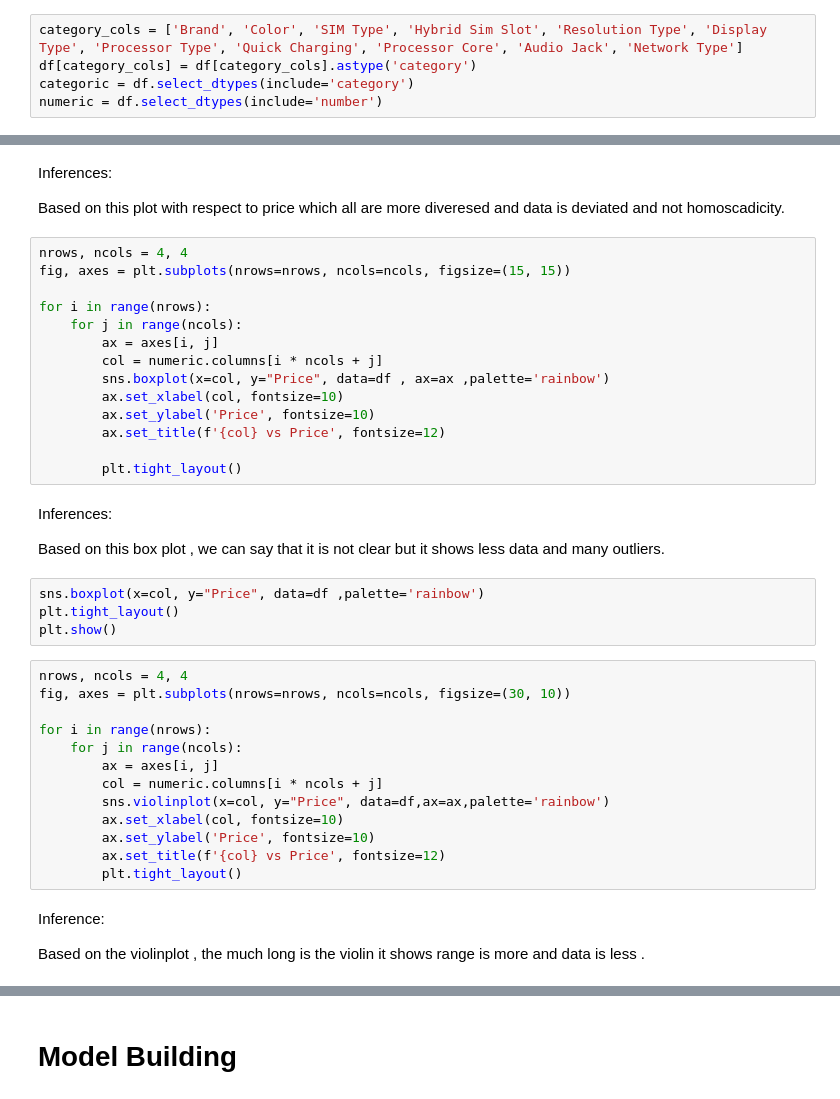
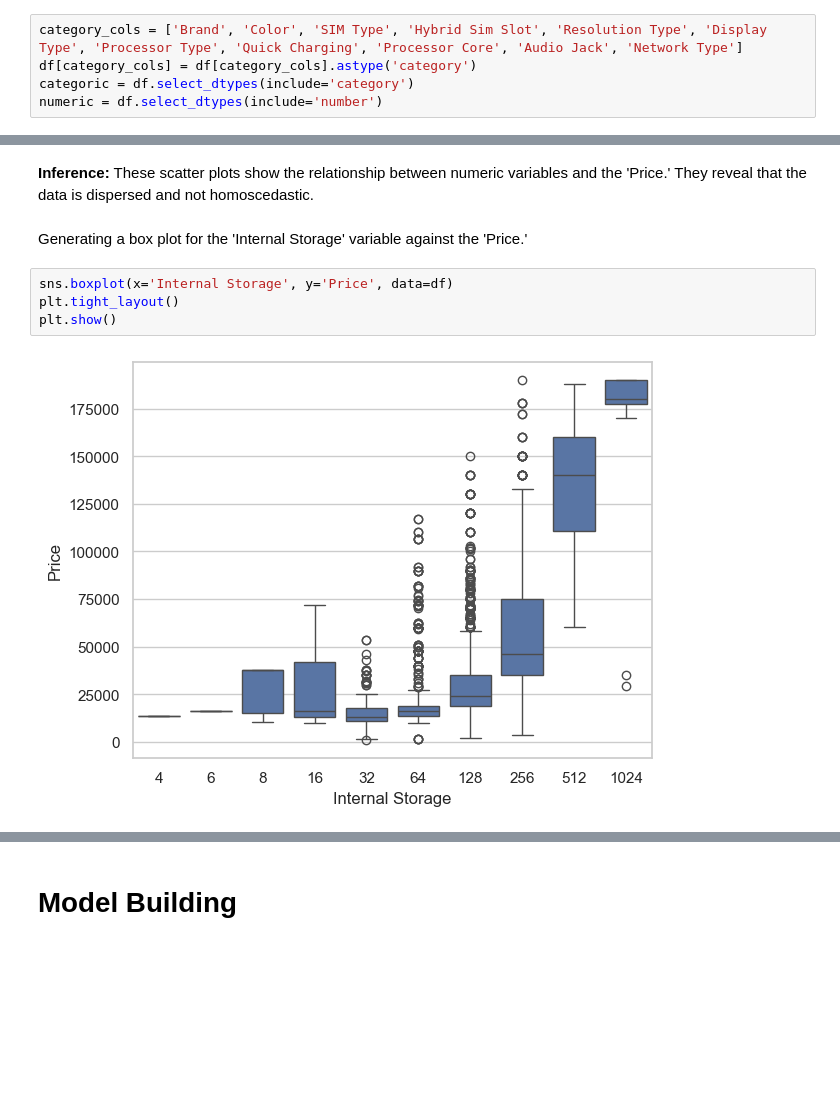
Before and after one commit to girishmahale786/smartphone-price-prediction, a Jupyter notebook: Smartphone_Price_Prediction.ipynb, the cells around one changed output, grey strips where cells are left out. Cells and saved outputs as stored; diff of their text form; blank space fills up the shorter version.

```diff
--- a/Smartphone_Price_Prediction.ipynb
+++ b/Smartphone_Price_Prediction.ipynb
@@ -101,43 +227,10 @@ plt.show()
 # %% [markdown]
-Inferences:
-
-Based on this plot with respect to price which all are more diveresed and data is deviated and not homoscadicity.
+**Inference:** These scatter plots show the relationship between numeric variables and the 'Price.' They reveal that the data is dispersed and not homoscedastic.
-# %%
-nrows, ncols = 4, 4
-fig, axes = plt.subplots(nrows=nrows, ncols=ncols, figsize=(15, 15))
-
-for i in range(nrows):
-    for j in range(ncols):
-        ax = axes[i, j]
-        col = numeric.columns[i * ncols + j]
-        sns.boxplot(x=col, y="Price", data=df , ax=ax ,palette='rainbow')
-        ax.set_xlabel(col, fontsize=10)
-        ax.set_ylabel('Price', fontsize=10)
-        ax.set_title(f'{col} vs Price', fontsize=12)
-
-        plt.tight_layout()
-# %% [markdown]
-Inferences:
-
-Based on this box plot , we can say that it is not clear but it shows less data and many outliers.
+# %% [markdown]
+Generating a box plot for the 'Internal Storage' variable against the 'Price.'
 # %%
-sns.boxplot(x=col, y="Price", data=df ,palette='rainbow')
+sns.boxplot(x='Internal Storage', y='Price', data=df)
 plt.tight_layout()
 plt.show()
+# %% [output]
+[figure, added]
-# %%
-nrows, ncols = 4, 4
-fig, axes = plt.subplots(nrows=nrows, ncols=ncols, figsize=(30, 10))
-
-for i in range(nrows):
-    for j in range(ncols):
-        ax = axes[i, j]
-        col = numeric.columns[i * ncols + j]
-        sns.violinplot(x=col, y="Price", data=df,ax=ax,palette='rainbow')
-        ax.set_xlabel(col, fontsize=10)
-        ax.set_ylabel('Price', fontsize=10)
-        ax.set_title(f'{col} vs Price', fontsize=12)
-        plt.tight_layout()
-# %% [markdown]
-Inference:
-
-Based on the violinplot , the much long is the violin it shows range is more and data is less .
```
Also changed, not shown: parts of 73 cells of this notebook, 4 other files.
